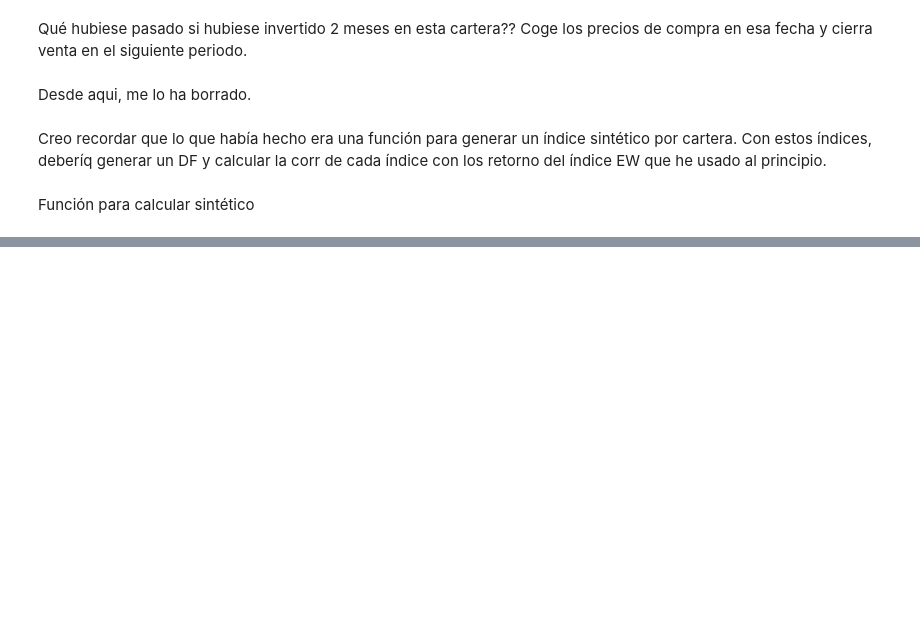
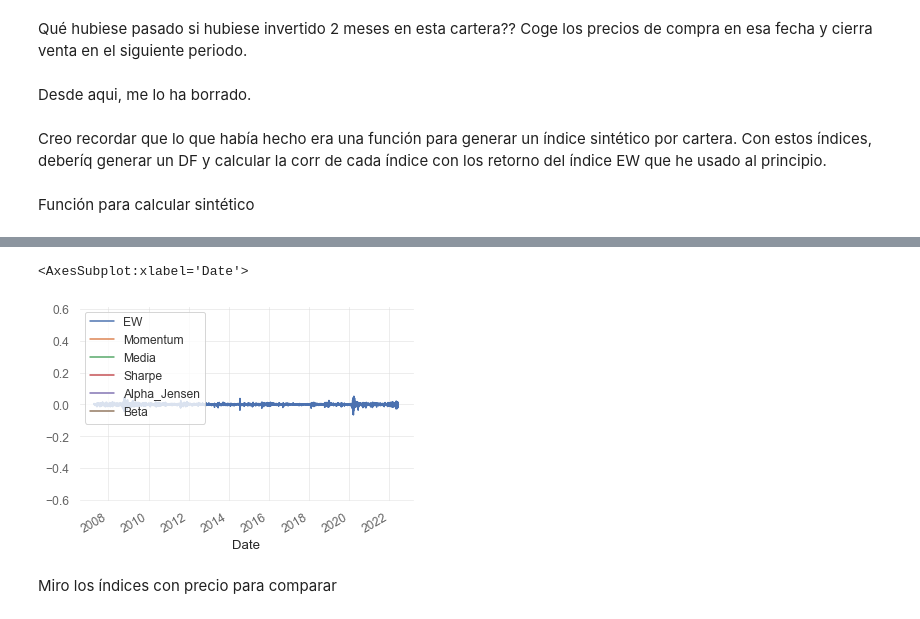
Before and after one commit to NicoGuillen/Backtest, a Jupyter notebook: Quant_Features.ipynb, the cells around one changed output, grey strips where cells are left out. Cells and saved outputs as stored; diff of their text form; code cells hidden in the pictures; blank space fills up the shorter version.

```diff
--- a/Quant_Features.ipynb
+++ b/Quant_Features.ipynb
@@ -2249,0 +2239,6 @@ def calcular_sintético(cartera, data):
+# %%
+synthetic_momentum_index, synthetic_momentum_returns, synthetic_momentum_data = calcular_sintetico(cartera_momentum, precio_cero_resample)
+synthetic_sharpe_index, synthetic_sharpe_returns, synthetic_sharpe_data = calcular_sintetico(cartera_sharpe, precio_cero_resample)
+synthetic_media_index, synthetic_media_returns, synthetic_media_data = calcular_sintetico(cartera_media, precio_cero_resample)
+synthetic_alpha_index, synthetic_alpha_returns, synthetic_alpha_data = calcular_sintetico(cartera_alpha, precio_cero_resample)
+synthetic_beta_index, synthetic_beta_returns, synthetic_beta_data = calcular_sintetico(cartera_beta, precio_cero_resample)
@@ -2249,0 +2249,4 @@ def calcular_sintético(cartera, data):
+# %%
+ew_index_base_cero_returns = np.log(ew_index_base_cero).diff().dropna(axis=0)
+# %%
+indexes = pd.DataFrame(ew_index_base_cero_returns, columns=['EW'])
@@ -2249,0 +2255,6 @@ def calcular_sintético(cartera, data):
+# %%
+indexes['Momentum'] = synthetic_momentum_returns
+indexes['Media'] = synthetic_media_returns
+indexes['Sharpe'] = synthetic_sharpe_returns
+indexes['Alpha_Jensen'] = synthetic_alpha_returns
+indexes['Beta'] = synthetic_beta_returns
@@ -2249,0 +2280,7 @@ def calcular_sintético(cartera, data):
+# %%
+indexes.plot()
+# %% [output]
+<AxesSubplot:xlabel='Date'>
+[figure, added]
+# %% [markdown]
+Miro los índices con precio para comparar
```
Also changed, not shown: parts of 18 cells of this notebook.
